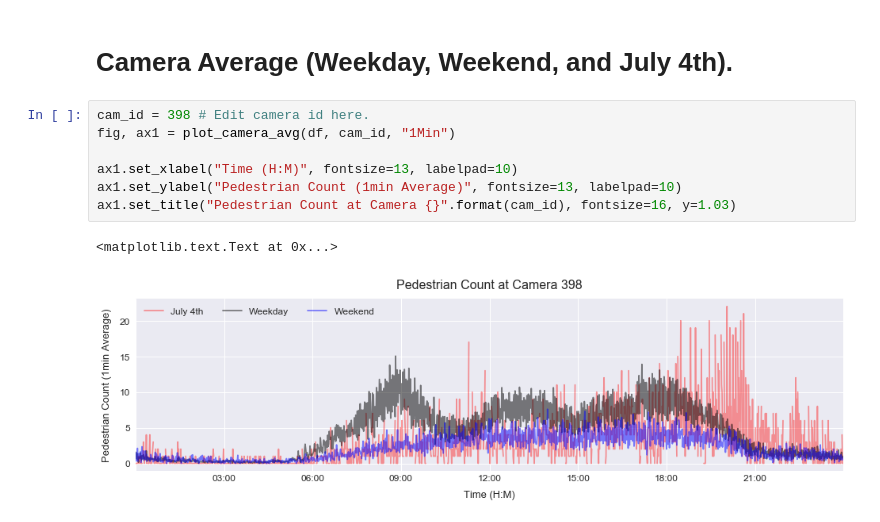
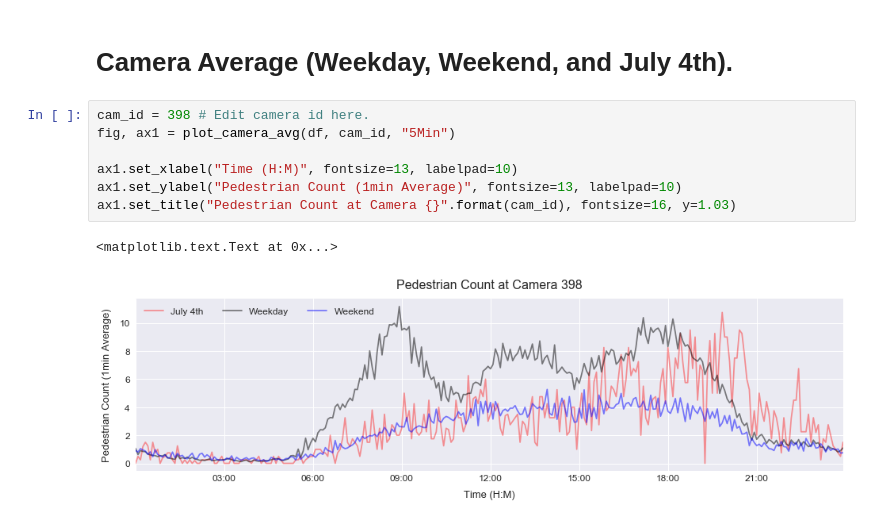
Before and after one commit to basyavasya-honmono/hadive, a Jupyter notebook: notebooks/1.0-JV-Analysis.ipynb, the cells around one changed output. Cells and saved outputs as stored; diff of their text form.

```diff
--- a/notebooks/1.0-JV-Analysis.ipynb
+++ b/notebooks/1.0-JV-Analysis.ipynb
@@ -96,11 +121,11 @@ ax1.set_title("Average Pedestrian Count in Manhattan", fontsize=16, y=1.03)
 # Camera Average (Weekday, Weekend, and July 4th).
 # %%
 cam_id = 398 # Edit camera id here.
-fig, ax1 = plot_camera_avg(df, cam_id, "1Min")
+fig, ax1 = plot_camera_avg(df, cam_id, "5Min")
 
 ax1.set_xlabel("Time (H:M)", fontsize=13, labelpad=10)
 ax1.set_ylabel("Pedestrian Count (1min Average)", fontsize=13, labelpad=10)
 ax1.set_title("Pedestrian Count at Camera {}".format(cam_id), fontsize=16, y=1.03)
 # %% [output]
 <matplotlib.text.Text at 0x...>
-[figure, old version]
+[figure, new version]
```
Also changed, not shown: parts of 7 cells of this notebook, 1 other file.
